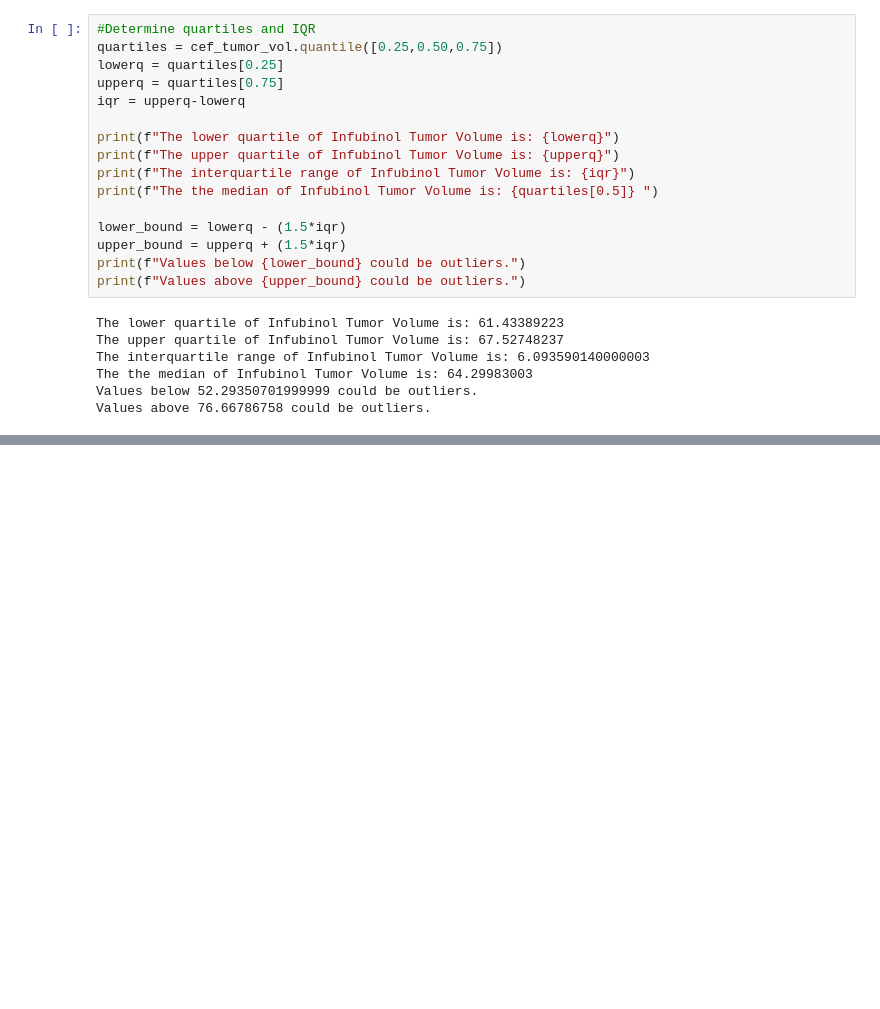
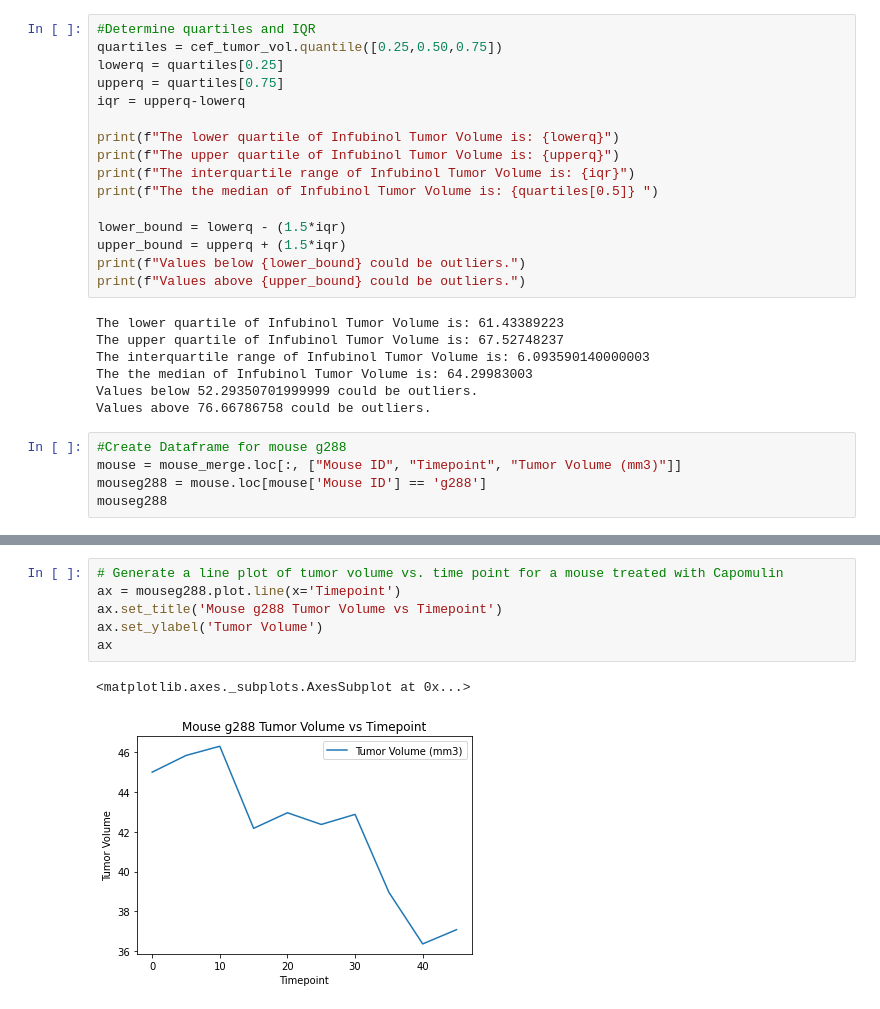
Before and after one commit to spencerfox06/matplotlib-challenge, a Jupyter notebook: Pymaceuticals/main.ipynb, the cells around one changed output, grey strips where cells are left out. Drawn from its saved outputs; the diff is of its cells as text; blank space fills up the shorter version.

Commit message:
chosen mouse

```diff
--- a/Pymaceuticals/main.ipynb
+++ b/Pymaceuticals/main.ipynb
@@ -377,3 +378,8 @@ The interquartile range of Infubinol Tumor Volume is: 6.093590140000003
 The the median of Infubinol Tumor Volume is: 64.29983003
 Values below 52.29350701999999 could be outliers.
 Values above 76.66786758 could be outliers.
+# %%
+#Create Dataframe for mouse g288
+mouse = mouse_merge.loc[:, ["Mouse ID", "Timepoint", "Tumor Volume (mm3)"]]
+mouseg288 = mouse.loc[mouse['Mouse ID'] == 'g288']
+mouseg288
@@ -379,0 +398,9 @@ Values above 76.66786758 could be outliers.
+# %%
+# Generate a line plot of tumor volume vs. time point for a mouse treated with Capomulin
+ax = mouseg288.plot.line(x='Timepoint')
+ax.set_title('Mouse g288 Tumor Volume vs Timepoint')
+ax.set_ylabel('Tumor Volume')
+ax
+# %% [output]
+<matplotlib.axes._subplots.AxesSubplot at 0x...>
+[figure, added]
```
Also changed, not shown: parts of 7 cells of this notebook.
